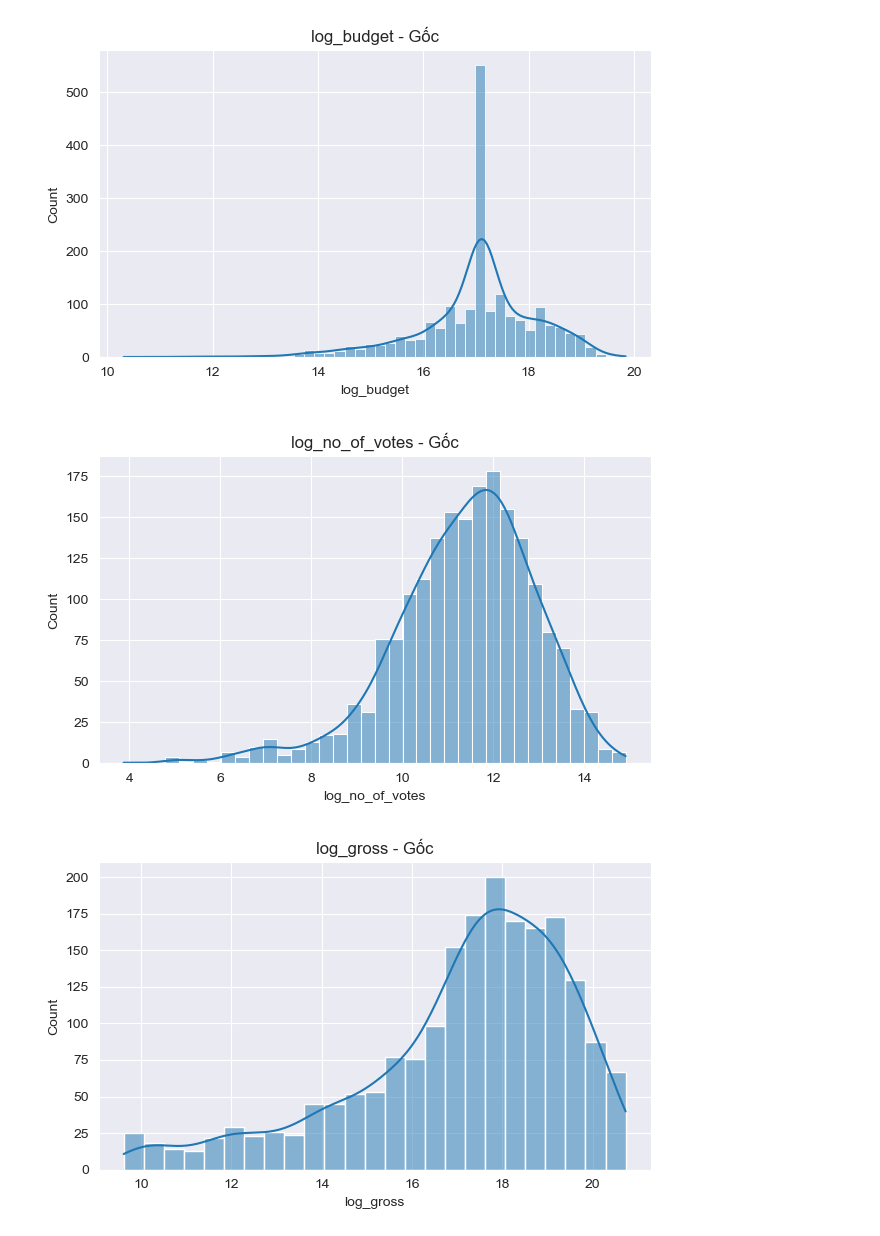
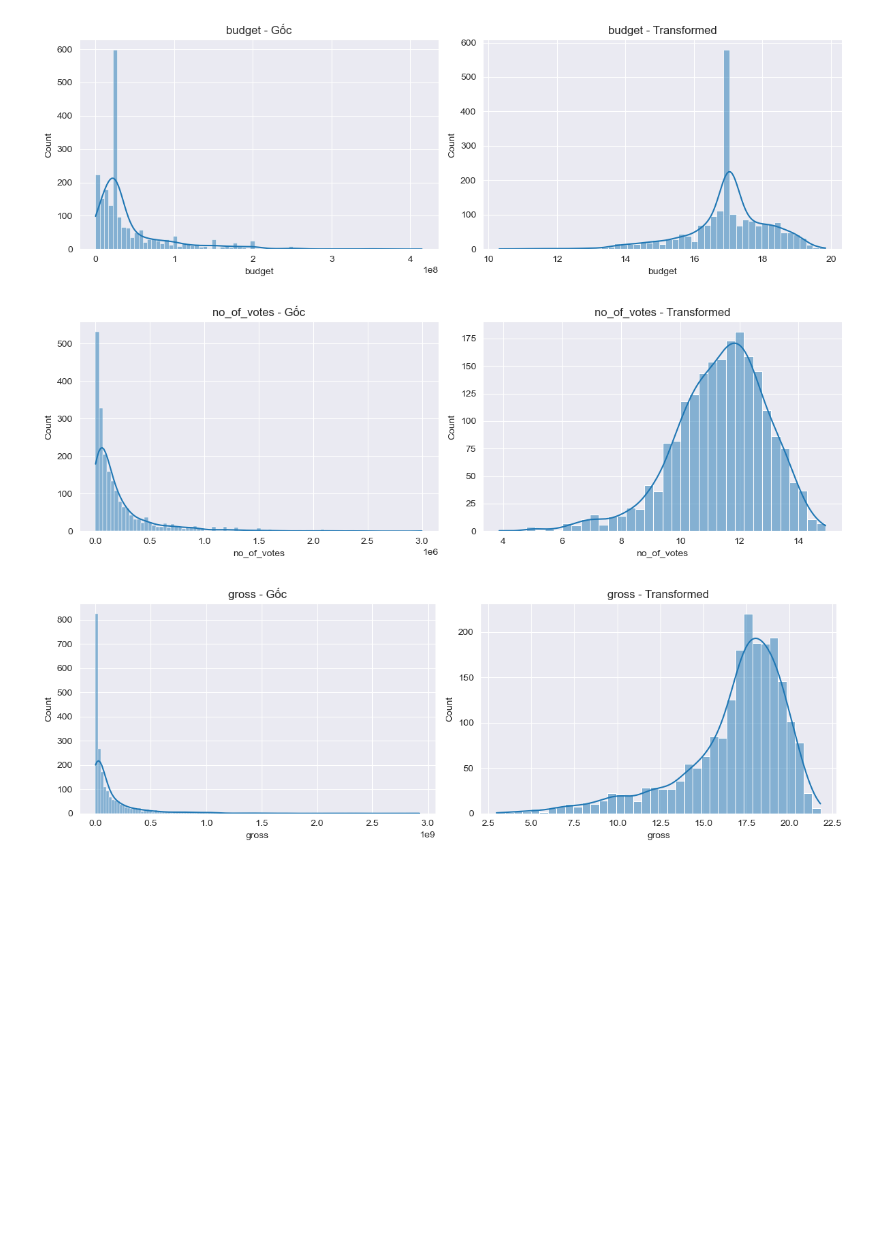
Before and after one commit to phuocnguyen2412/movie-analyst, a Jupyter notebook: test.ipynb, the cells around one changed output. Saved outputs shown, nothing was run; the diff lists cells and outputs as text; code cells hidden in the pictures; blank space fills up the shorter version.

```diff
--- a/test.ipynb
+++ b/test.ipynb
@@ -1,6 +1,6 @@
 # %%
 import pandas as pd
-df = pd.read_csv("dataset/movies_data_processed_v4.csv")
+df = pd.read_csv("dataset/movies_data_processed_v2.csv")
 df.info()
 # %% [output]
 <class 'pandas.core.frame.DataFrame'>
@@ -76,21 +73,21 @@ plt.show()
 # %%
 import matplotlib.pyplot as plt
 import seaborn as sns
 import numpy as np
-for col in ['log_budget', 'log_no_of_votes', "log_gross", "genre_stat_feature", "country_stat_feature"]:
+for col in ['budget', 'no_of_votes', "gross", "genre_stat_feature", "country_stat_feature"]:
     plt.figure(figsize=(12, 4))
 
     plt.subplot(1, 2, 1)
     sns.histplot(df[col], kde=True)
     plt.title(f"{col} - Gốc")
 
-    # plt.subplot(1, 2, 2)
-    # sns.histplot(np.log1p(df[col]), kde=True)
-    # plt.title(f"{col} - Transformed")
+    plt.subplot(1, 2, 2)
+    sns.histplot(np.log1p(df[col]), kde=True)
+    plt.title(f"{col} - Transformed")
 
     plt.tight_layout()
     plt.show()
 # %% [output]
-[figure, old version]
+[figure, new version]
-[figure, old version]
+[figure, new version]
-[figure, old version]
+[figure, new version]
```
Also changed, not shown: parts of 4 cells of this notebook, 52 other files.
